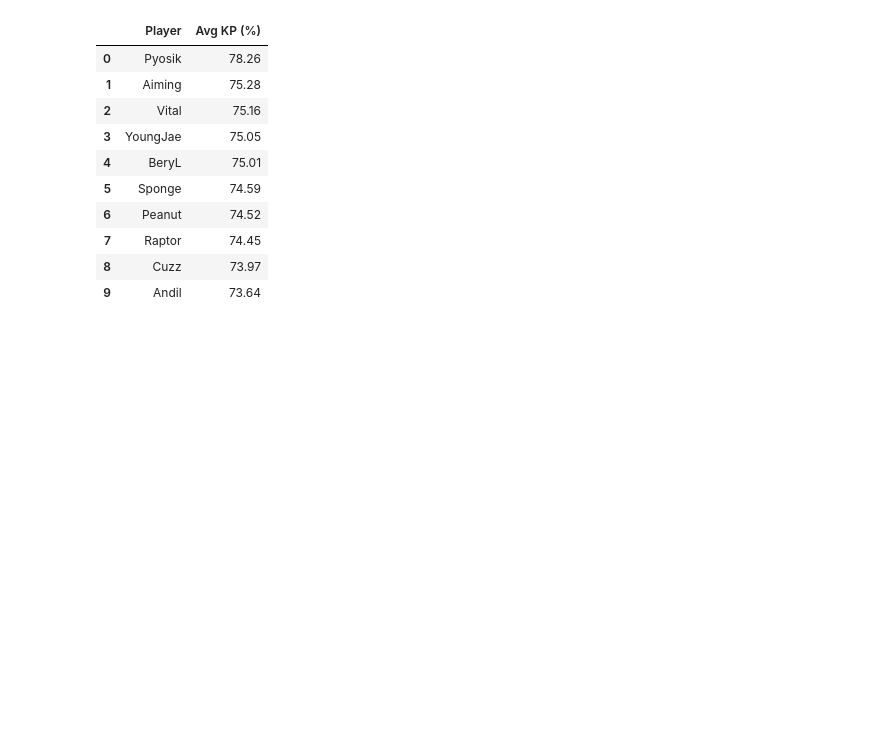
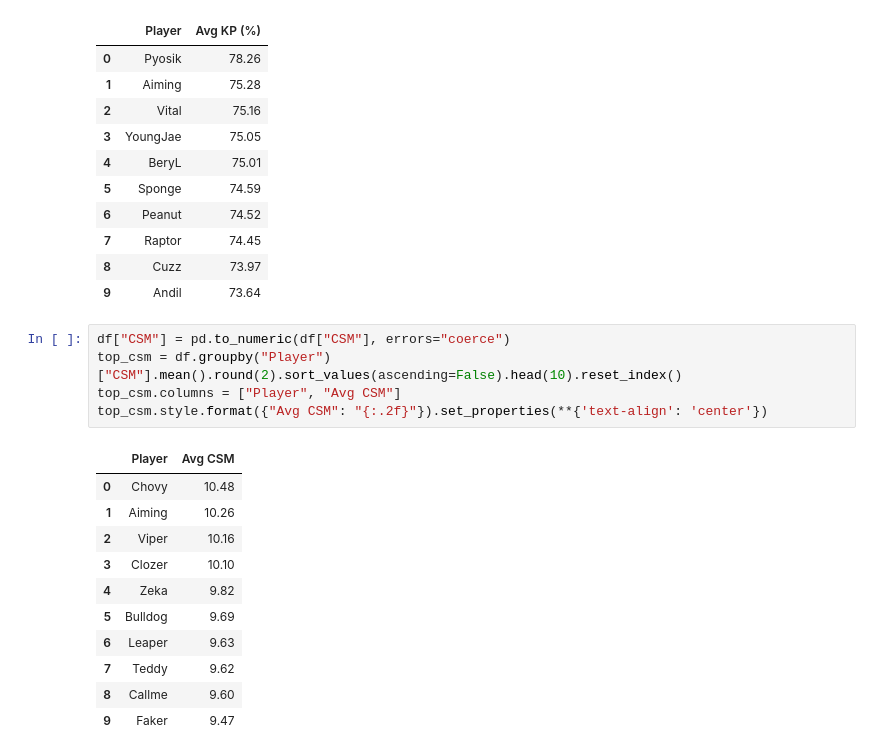
Before and after one commit to NguyenDung0210/LCK_Data_Analysis, a Jupyter notebook: analyze.ipynb, the cells around one changed output. Saved outputs shown, nothing was run; the diff lists cells and outputs as text; blank space fills up the shorter version.

```diff
--- a/analyze.ipynb
+++ b/analyze.ipynb
@@ -354,3 +354,20 @@ top_kp.style.format({"Avg KP (%)": "{:.2f}"}).set_properties(**{'text-align': 'c
 | 7 | Raptor | 74.45 |
 | 8 | Cuzz | 73.97 |
 | 9 | Andil | 73.64 |
+# %%
+df["CSM"] = pd.to_numeric(df["CSM"], errors="coerce")
+top_csm = df.groupby("Player")["CSM"].mean().round(2).sort_values(ascending=False).head(10).reset_index()
+top_csm.columns = ["Player", "Avg CSM"]
+top_csm.style.format({"Avg CSM": "{:.2f}"}).set_properties(**{'text-align': 'center'})
+# %% [output]
+|  | Player | Avg CSM |
+| 0 | Chovy | 10.48 |
+| 1 | Aiming | 10.26 |
+| 2 | Viper | 10.16 |
+| 3 | Clozer | 10.10 |
+| 4 | Zeka | 9.82 |
+| 5 | Bulldog | 9.69 |
+| 6 | Leaper | 9.63 |
+| 7 | Teddy | 9.62 |
+| 8 | Callme | 9.60 |
+| 9 | Faker | 9.47 |
```
Also changed, not shown: parts of 2 cells of this notebook.
